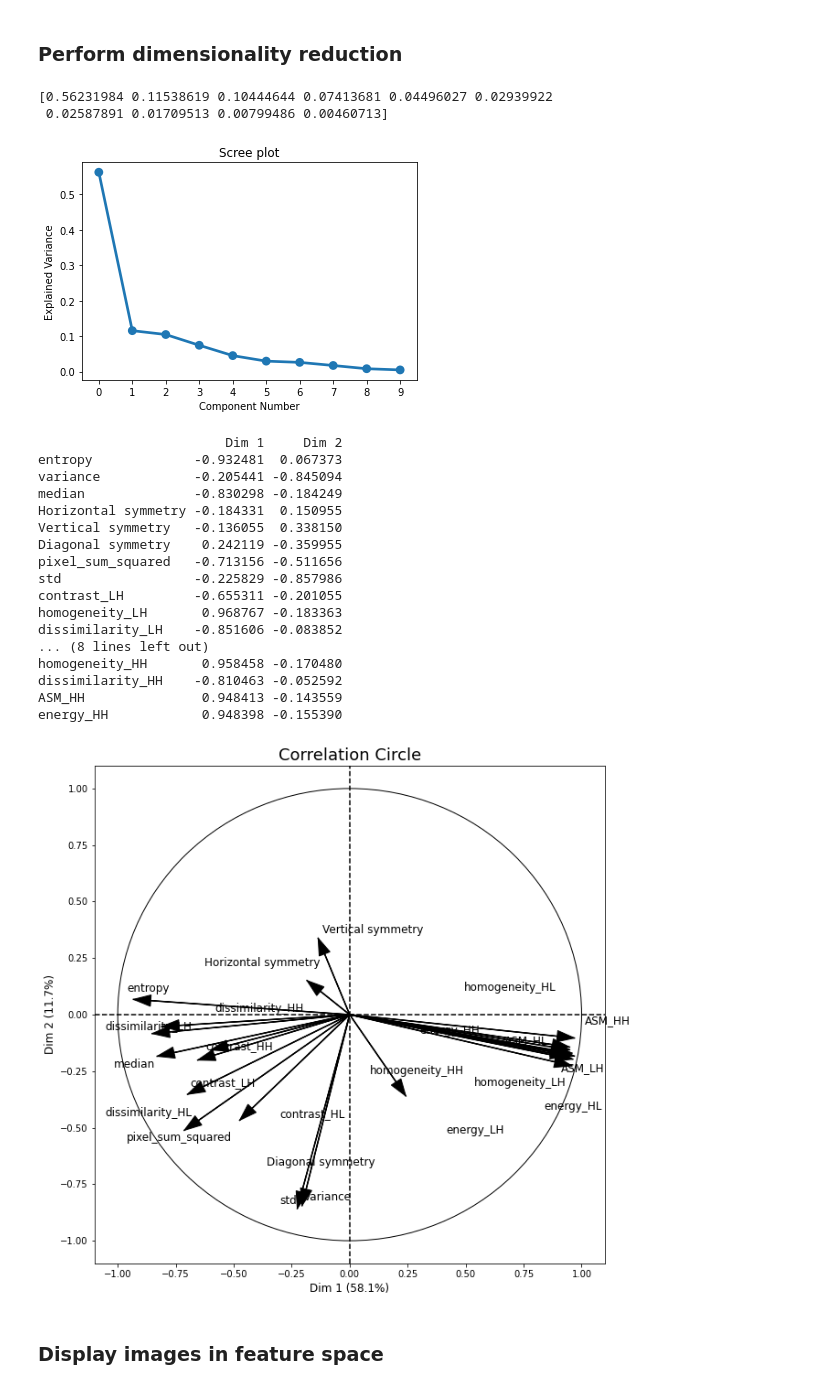
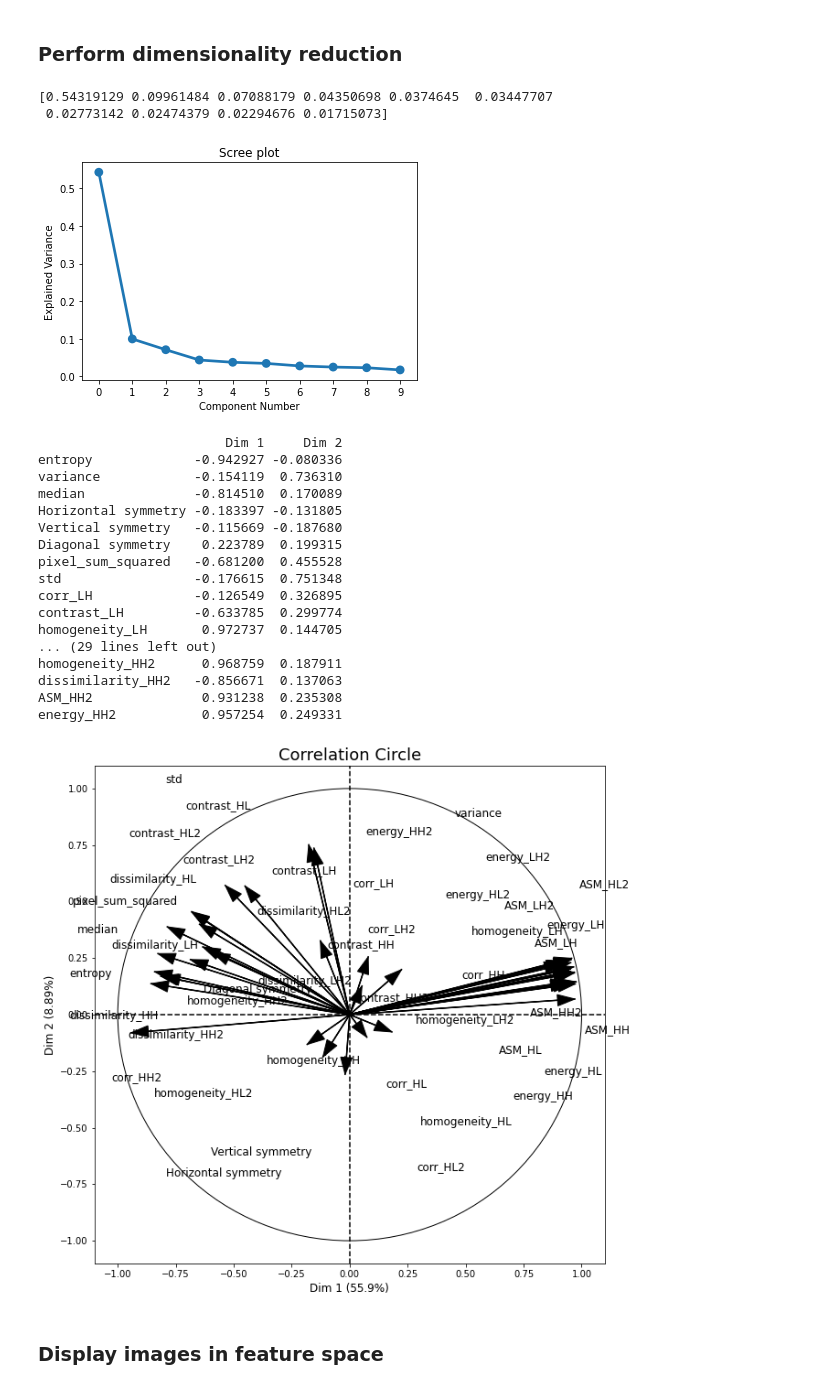
Before and after one commit to rr1017/AMLS_21-22-_SN21213556, a Jupyter notebook: Script.ipynb, the cells around one changed output. Cells and saved outputs as stored; diff of their text form; code cells hidden in the pictures.

```diff
--- a/Script.ipynb
+++ b/Script.ipynb
@@ -39,7 +44,7 @@ plt.show()
 # Create a feature matrix X(NxM) where N = number of data samples and M = number of features
 # Create a labels vector y(Nx1)
 
-X = df.iloc[:,5:].drop(columns=['corr_LH','corr_HL','corr_HH']).to_numpy() # remove the first 5 columns since they are not features
+X = df.iloc[:,5:].to_numpy() # remove the first 5 columns since they are not features
 y = df['tumour']
 
 # Use SVMSMOTE to over-sample the dataset
@@ -79,6 +84,7 @@ for idx,filename in enumerate(df.loc[:,'file_name']):
     avg.append(ImageStat.Stat(im).mean[0])
     median.append(ImageStat.Stat(im).median[0])
     var.append(ImageStat.Stat(im).var[0])
+    rms.append(ImageStat.Stat(im).rms[0])
     rms.append(ImageStat.Stat(im).rms[0])
 
     im = np.array(im) # convert to numpy array
@@ -151,9 +157,10 @@ feature6 = []
 for idx,filename in enumerate(df.loc[:,'file_name']):
     im = Image.open('dataset/image/'+filename).convert('L')
     im = np.array(im)
-    _, (LH,HL,HH) = pywt.dwt2(im,'bior1.3')
-    HH = ((HH - HH.min()) * (1/(HH.max() - HH.min()) * 255)).astype('uint8')
-    glcm = greycomatrix(HH,distances=[5],angles=[0])
+    LL1, (LH,HL,HH) = pywt.dwt2(im,'bior1.3')
+    _, (LH2,HL2,HH2) = pywt.dwt2(LL1,'bior1.3')
+    HH2 = ((HH2 - HH2.min()) * (1/(HH2.max() - HH2.min()) * 255)).astype('uint8')
+    glcm = greycomatrix(HH2,distances=[5],angles=[0])
     feature1.append(greycoprops(glcm,prop='correlation')[0][0])
     feature2.append(greycoprops(glcm,prop='contrast')[0][0])
     feature3.append(greycoprops(glcm,prop='homogeneity')[0][0])
@@ -161,61 +168,61 @@ for idx,filename in enumerate(df.loc[:,'file_name']):
     feature5.append(greycoprops(glcm,prop='ASM')[0][0])
     feature6.append(greycoprops(glcm,prop='energy')[0][0])
 
-df['corr_HH'] = feature1
-df['contrast_HH'] = feature2
-df['homogeneity_HH'] = feature3
-df['dissimilarity_HH'] = feature4
-df['ASM_HH'] = feature5
-df['energy_HH'] = feature6
+df['corr_HH2'] = feature1
+df['contrast_HH2'] = feature2
+df['homogeneity_HH2'] = feature3
+df['dissimilarity_HH2'] = feature4
+df['ASM_HH2'] = feature5
+df['energy_HH2'] = feature6
 # %% [markdown]
 ### Perform dimensionality reduction
 # %%
 # Perform PCA to reduce all initial features into principal components
 
 n_components = 10
 
 pca = PCA(n_components=n_components)
 pca.fit(X_train/X_train.std(axis=0))
 print(pca.explained_variance_ratio_)
 
 # Generate scree plot
 ind = np.arange(0, n_components)
 (fig, ax) = plt.subplots()
 sns.pointplot(x=ind, y=pca.explained_variance_ratio_)
 ax.set_title('Scree plot')
 ax.set_xticks(ind)
 ax.set_xticklabels(ind)
 ax.set_xlabel('Component Number')
 ax.set_ylabel('Explained Variance')
 plt.show()
 
 # Plot correlation circle to study the influence of each feature in clustering
-fig,corr_matrix = plot_pca_correlation_graph(X/X.std(axis=0),df.iloc[:,5:].drop(columns=['corr_LH','corr_HL','corr_HH']).columns) # feature normalisation ensures relative values
+fig,corr_matrix = plot_pca_correlation_graph(X/X.std(axis=0),df.iloc[:,5:].columns) # feature normalisation ensures relative values
 print(corr_matrix)
 fig.set_figheight(10)
 fig.set_figwidth(10)
 # %% [output]
-[0.56231984 0.11538619 0.10444644 0.07413681 0.04496027 0.02939922
- 0.02587891 0.01709513 0.00799486 0.00460713]
+[0.54319129 0.09961484 0.07088179 0.04350698 0.0374645  0.03447707
+ 0.02773142 0.02474379 0.02294676 0.01715073]
-[figure, old version]
+[figure, new version]
                         Dim 1     Dim 2
-entropy             -0.932481  0.067373
-variance            -0.205441 -0.845094
-median              -0.830298 -0.184249
-Horizontal symmetry -0.184331  0.150955
-Vertical symmetry   -0.136055  0.338150
-Diagonal symmetry    0.242119 -0.359955
-pixel_sum_squared   -0.713156 -0.511656
-std                 -0.225829 -0.857986
-contrast_LH         -0.655311 -0.201055
-homogeneity_LH       0.968767 -0.183363
-dissimilarity_LH    -0.851606 -0.083852
-... (8 lines left out)
-homogeneity_HH       0.958458 -0.170480
-dissimilarity_HH    -0.810463 -0.052592
-ASM_HH               0.948413 -0.143559
-energy_HH            0.948398 -0.155390
+entropy             -0.942927 -0.080336
+variance            -0.154119  0.736310
+median              -0.814510  0.170089
+Horizontal symmetry -0.183397 -0.131805
+Vertical symmetry   -0.115669 -0.187680
+Diagonal symmetry    0.223789  0.199315
+pixel_sum_squared   -0.681200  0.455528
+std                 -0.176615  0.751348
+corr_LH             -0.126549  0.326895
+contrast_LH         -0.633785  0.299774
+homogeneity_LH       0.972737  0.144705
+... (29 lines left out)
+homogeneity_HH2      0.968759  0.187911
+dissimilarity_HH2   -0.856671  0.137063
+ASM_HH2              0.931238  0.235308
+energy_HH2           0.957254  0.249331
-[figure, old version]
+[figure, new version]
 # %% [markdown]
 ### Display images in feature space
 # %%
```
Also changed, not shown: parts of 7 cells of this notebook.
